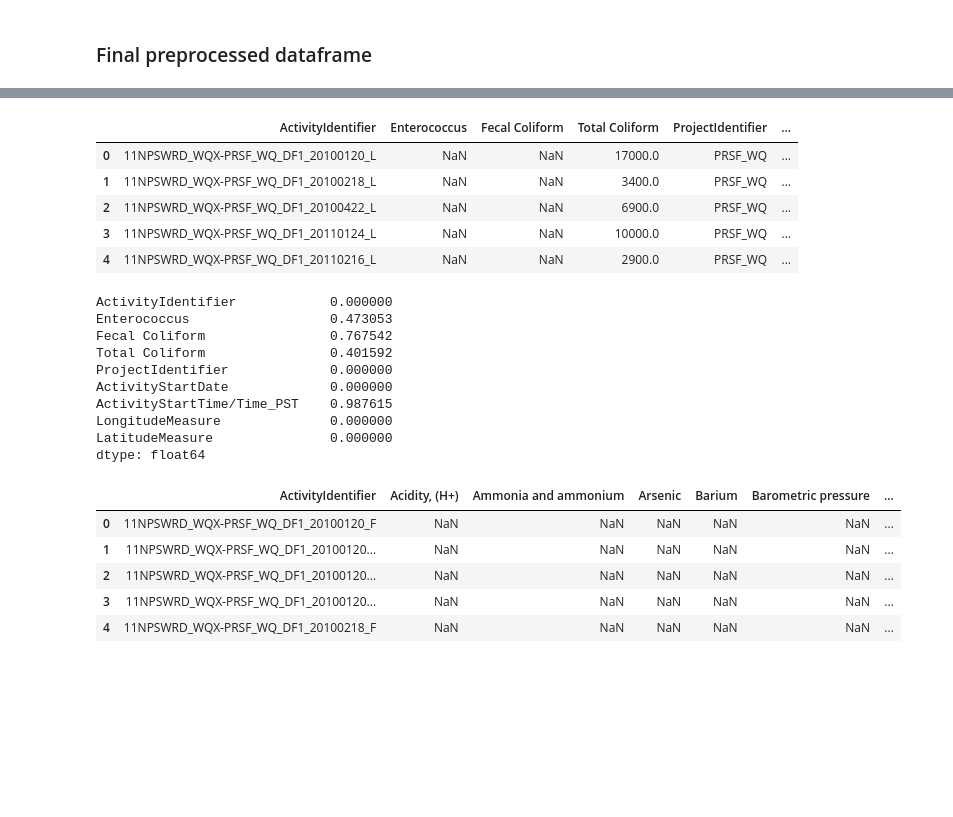
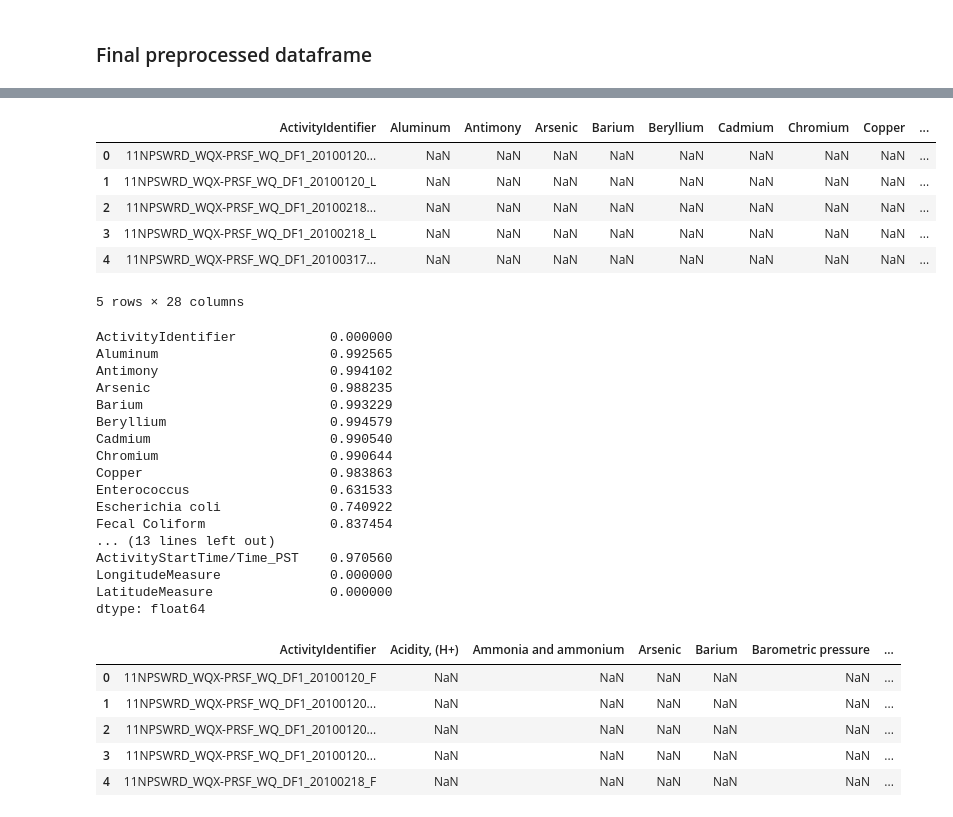
Before and after one commit to vishalival/eneres131-final-proj, a Jupyter notebook: data_preprocessing.ipynb, the cells around one changed output, grey strips where cells are left out. Drawn from its saved outputs; the diff is of its cells as text; code cells hidden in the pictures; blank space fills up the shorter version.

```diff
--- a/data_preprocessing.ipynb
+++ b/data_preprocessing.ipynb
@@ -447,26 +506,29 @@ filtered_df_bio_joined.head()
 # %%
-bacteria_df = filtered_df_bio_joined[filtered_df_bio_joined["CharacteristicName"].isin(['Fecal Coliform', 'Total Coliform', 'Enterococcus'])]
+bacteria_df = filtered_df_bio_joined[filtered_df_bio_joined["CharacteristicName"].isin(['Fecal Coliform', 'Total Coliform', 'Enterococcus', 'pH', 'Salinity', 'Temperature', 'Escherichia coli',
+                                                                                        'Lead', 'Cadmium', 'Antimony', 'Chromium', 'Iron', 'Copper', 'Silver', 'Zinc', 'Manganese', 'Aluminum', 'Selenium', 'Arsenic', 'Barium', 'Nickel', 'Beryllium',
+                                                                                        ])]
 
 pivot_data = bacteria_df.pivot_table(
     index='ActivityIdentifier',
     columns='CharacteristicName',
     values='ResultMeasureValue',
     aggfunc='first'
 ).reset_index()
 
 additional_info = bacteria_df[['ActivityIdentifier', 'ProjectIdentifier',
                                'ActivityStartDate', "ActivityStartTime/Time_PST",
                                 'LongitudeMeasure', 'LatitudeMeasure']].drop_duplicates()
 
 final_data_bacteria = pivot_data.merge(additional_info, on='ActivityIdentifier', how='left')
 
 final_data_bacteria.head()
 
 # final_data_bacteria.to_csv("final_data/bacteria_data.csv")
 # %% [output]
-|  | ActivityIdentifier | Enterococcus | Fecal Coliform | Total Coliform | ProjectIdentifier | ... |
-| 0 | 11NPSWRD_WQX-PRSF_WQ_DF1_20100120_L | NaN | NaN | 17000.0 | PRSF_WQ | ... |
-| 1 | 11NPSWRD_WQX-PRSF_WQ_DF1_20100218_L | NaN | NaN | 3400.0 | PRSF_WQ | ... |
-| 2 | 11NPSWRD_WQX-PRSF_WQ_DF1_20100422_L | NaN | NaN | 6900.0 | PRSF_WQ | ... |
-| 3 | 11NPSWRD_WQX-PRSF_WQ_DF1_20110124_L | NaN | NaN | 10000.0 | PRSF_WQ | ... |
-| 4 | 11NPSWRD_WQX-PRSF_WQ_DF1_20110216_L | NaN | NaN | 2900.0 | PRSF_WQ | ... |
+|  | ActivityIdentifier | Aluminum | Antimony | Arsenic | Barium | Beryllium | Cadmium | Chromium | Copper | ... |
+| 0 | 11NPSWRD_WQX-PRSF_WQ_DF1_20100120... | NaN | NaN | NaN | NaN | NaN | NaN | NaN | NaN | ... |
+| 1 | 11NPSWRD_WQX-PRSF_WQ_DF1_20100120_L | NaN | NaN | NaN | NaN | NaN | NaN | NaN | NaN | ... |
+| 2 | 11NPSWRD_WQX-PRSF_WQ_DF1_20100218... | NaN | NaN | NaN | NaN | NaN | NaN | NaN | NaN | ... |
+| 3 | 11NPSWRD_WQX-PRSF_WQ_DF1_20100218_L | NaN | NaN | NaN | NaN | NaN | NaN | NaN | NaN | ... |
+| 4 | 11NPSWRD_WQX-PRSF_WQ_DF1_20100317... | NaN | NaN | NaN | NaN | NaN | NaN | NaN | NaN | ... |
+5 rows × 28 columns
@@ -476,12 +540,19 @@ final_data_bacteria.head()
 final_data_bacteria.isnull().sum()/(final_data_bacteria.notnull().sum() + final_data_bacteria.isnull().sum())
 # %% [output]
 ActivityIdentifier            0.000000
-Enterococcus                  0.473053
-Fecal Coliform                0.767542
-Total Coliform                0.401592
-ProjectIdentifier             0.000000
-ActivityStartDate             0.000000
-ActivityStartTime/Time_PST    0.987615
+Aluminum                      0.992565
+Antimony                      0.994102
+Arsenic                       0.988235
+Barium                        0.993229
+Beryllium                     0.994579
+Cadmium                       0.990540
+Chromium                      0.990644
+Copper                        0.983863
+Enterococcus                  0.631533
+Escherichia coli              0.740922
+Fecal Coliform                0.837454
+... (13 lines left out)
+ActivityStartTime/Time_PST    0.970560
 LongitudeMeasure              0.000000
 LatitudeMeasure               0.000000
 dtype: float64
```
Also changed, not shown: parts of 6 cells of this notebook, 1 other file.
